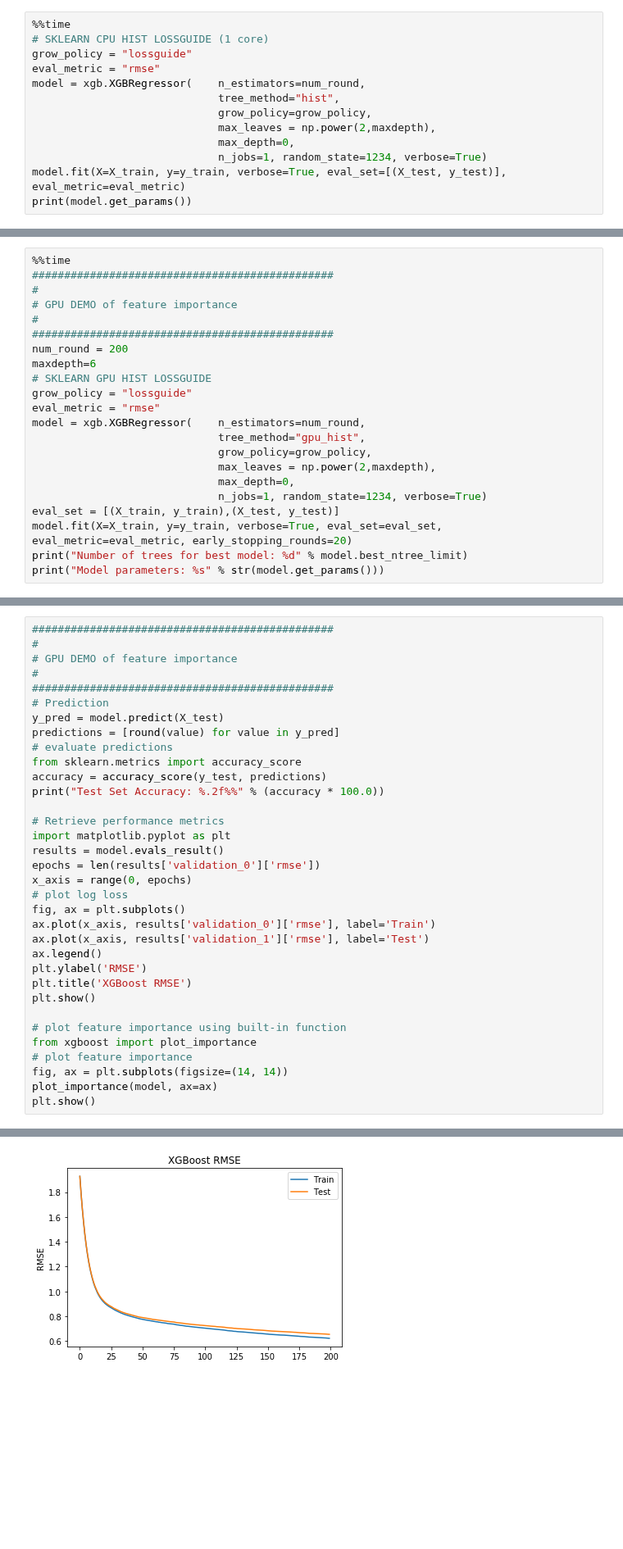
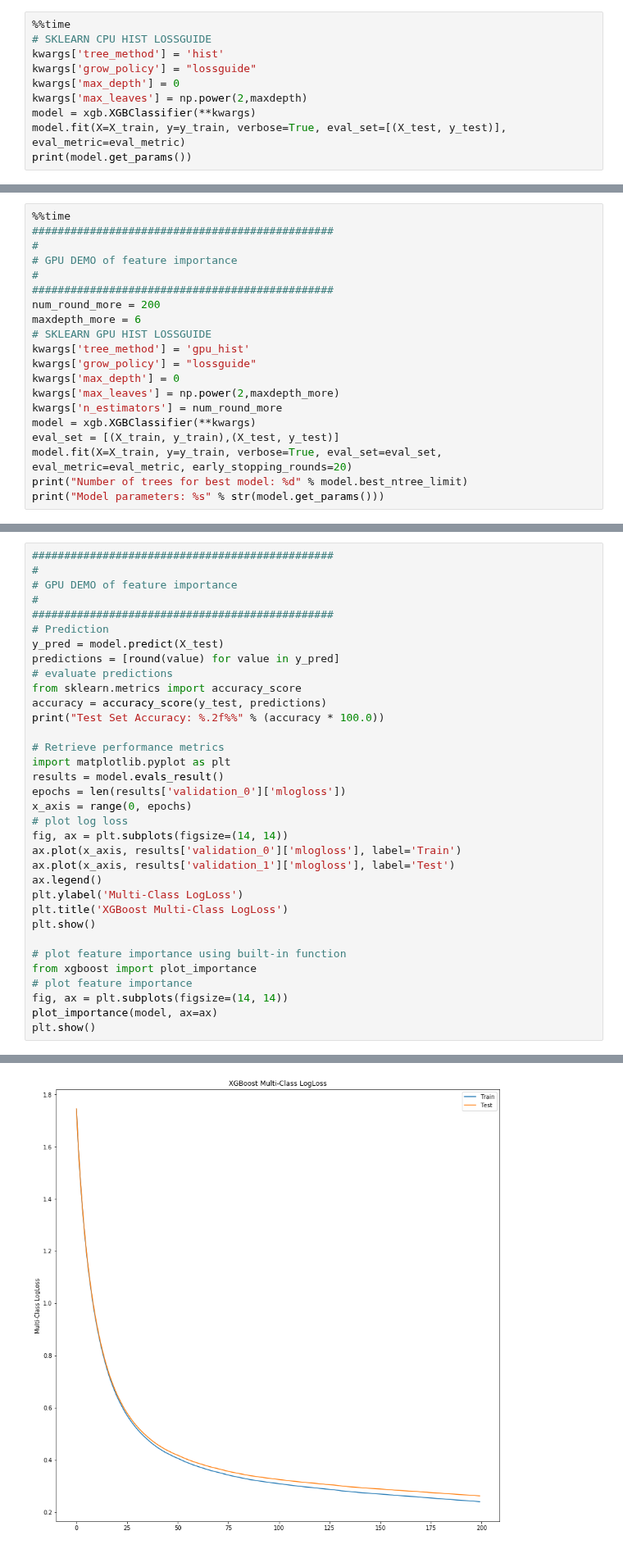
Before and after one commit to h2oai/h2o4gpu, a Jupyter notebook: examples/py/xgboost_simple_demo.ipynb, the cells around one changed output, grey strips where cells are left out. Shown at 82% size. Cells and saved outputs as stored; diff of their text form; blank space fills up the shorter version.

Commit message:
Update xgboost demo to do clsasification for covertype problem

```diff
--- a/examples/py/xgboost_simple_demo.ipynb
+++ b/examples/py/xgboost_simple_demo.ipynb
@@ -230,14 +246,11 @@ Wall time: 2.88 s
 # %%
 %%time
-# SKLEARN CPU HIST LOSSGUIDE (1 core)
-grow_policy = "lossguide"
-eval_metric = "rmse"
-model = xgb.XGBRegressor(    n_estimators=num_round,
-                             tree_method="hist",
-                             grow_policy=grow_policy,
-                             max_leaves = np.power(2,maxdepth),
-                             max_depth=0,
-                             n_jobs=1, random_state=1234, verbose=True)
+# SKLEARN CPU HIST LOSSGUIDE
+kwargs['tree_method'] = 'hist'
+kwargs['grow_policy'] = "lossguide"
+kwargs['max_depth'] = 0
+kwargs['max_leaves'] = np.power(2,maxdepth)
+model = xgb.XGBClassifier(**kwargs)
 model.fit(X=X_train, y=y_train, verbose=True, eval_set=[(X_test, y_test)], eval_metric=eval_metric)
 print(model.get_params())
 # %% [output]
@@ -261,17 +274,15 @@ Wall time: 3 s
 # GPU DEMO of feature importance
 #
 ###############################################
-num_round = 200
-maxdepth=6
+num_round_more = 200
+maxdepth_more = 6
 # SKLEARN GPU HIST LOSSGUIDE
-grow_policy = "lossguide"
-eval_metric = "rmse"
-model = xgb.XGBRegressor(    n_estimators=num_round,
-                             tree_method="gpu_hist",
-                             grow_policy=grow_policy,
-                             max_leaves = np.power(2,maxdepth),
-                             max_depth=0,
-                             n_jobs=1, random_state=1234, verbose=True)
+kwargs['tree_method'] = 'gpu_hist'
+kwargs['grow_policy'] = "lossguide"
+kwargs['max_depth'] = 0
+kwargs['max_leaves'] = np.power(2,maxdepth_more)
+kwargs['n_estimators'] = num_round_more
+model = xgb.XGBClassifier(**kwargs)
 eval_set = [(X_train, y_train),(X_test, y_test)]
 model.fit(X=X_train, y=y_train, verbose=True, eval_set=eval_set, eval_metric=eval_metric, early_stopping_rounds=20)
 print("Number of trees for best model: %d" % model.best_ntree_limit)
@@ -311,15 +322,15 @@ print("Test Set Accuracy: %.2f%%" % (accuracy * 100.0))
 # Retrieve performance metrics
 import matplotlib.pyplot as plt
 results = model.evals_result()
-epochs = len(results['validation_0']['rmse'])
+epochs = len(results['validation_0']['mlogloss'])
 x_axis = range(0, epochs)
 # plot log loss
-fig, ax = plt.subplots()
-ax.plot(x_axis, results['validation_0']['rmse'], label='Train')
-ax.plot(x_axis, results['validation_1']['rmse'], label='Test')
+fig, ax = plt.subplots(figsize=(14, 14))
+ax.plot(x_axis, results['validation_0']['mlogloss'], label='Train')
+ax.plot(x_axis, results['validation_1']['mlogloss'], label='Test')
 ax.legend()
-plt.ylabel('RMSE')
-plt.title('XGBoost RMSE')
+plt.ylabel('Multi-Class LogLoss')
+plt.title('XGBoost Multi-Class LogLoss')
 plt.show()
 
 # plot feature importance using built-in function
@@ -333 +344 @@ Test Set Accuracy: 74.37%
-[figure, old version]
+[figure, new version]
```
Also changed, not shown: parts of 18 cells of this notebook.
